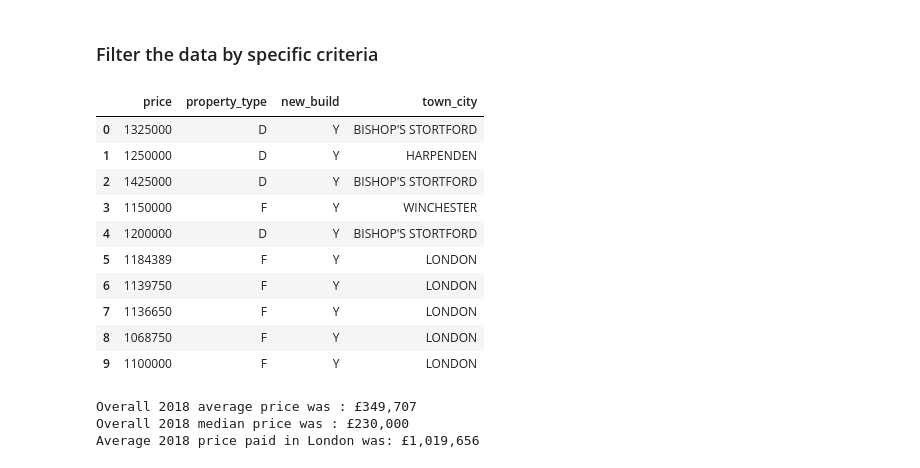
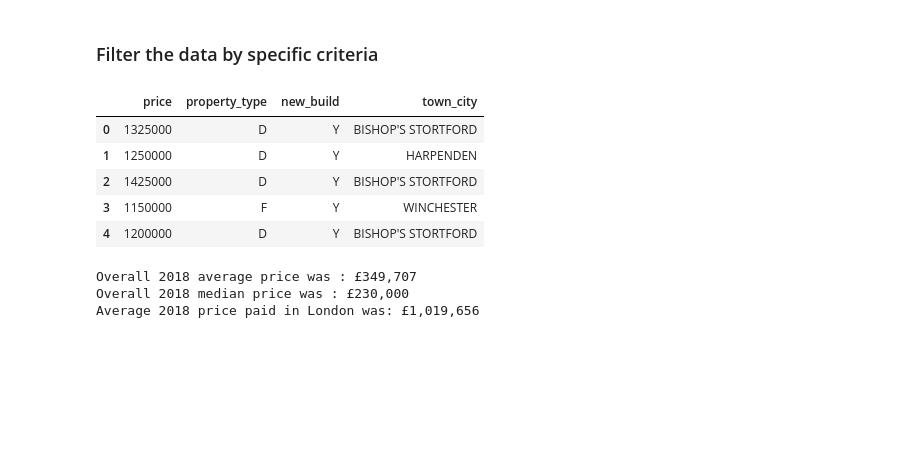
Before and after one commit to dudikbender/springboard, a Jupyter notebook: UK_prices_paid_analysis.ipynb, the cells around one changed output. Cells and saved outputs as stored; diff of their text form; code cells hidden in the pictures; blank space fills up the shorter version.

```diff
--- a/UK_prices_paid_analysis.ipynb
+++ b/UK_prices_paid_analysis.ipynb
@@ -72,23 +70,18 @@ memory usage: 109.3+ MB
 # %%
 ## Explore the data with different criteria
 criteria01 = df.price > 1000000
 criteria02 = df.new_build == 'Y'
 
 ## Return a table, with selected columns, based on those criteria
 df_query = df[criteria01 & criteria02].reset_index()
-df_query[['price', 'property_type', 'new_build','town_city']].head(10)
+df_query[['price', 'property_type', 'new_build','town_city']].head()
 # %% [output]
 |  | price | property_type | new_build | town_city |
 | 0 | 1325000 | D | Y | BISHOP'S STORTFORD |
 | 1 | 1250000 | D | Y | HARPENDEN |
 | 2 | 1425000 | D | Y | BISHOP'S STORTFORD |
 | 3 | 1150000 | F | Y | WINCHESTER |
 | 4 | 1200000 | D | Y | BISHOP'S STORTFORD |
-| 5 | 1184389 | F | Y | LONDON |
-| 6 | 1139750 | F | Y | LONDON |
-| 7 | 1136650 | F | Y | LONDON |
-| 8 | 1068750 | F | Y | LONDON |
-| 9 | 1100000 | F | Y | LONDON |
 # %%
 ## Summary statistics of dataset
 avg_price = np.mean(df.price)
```
Also changed, not shown: parts of 6 cells of this notebook.
